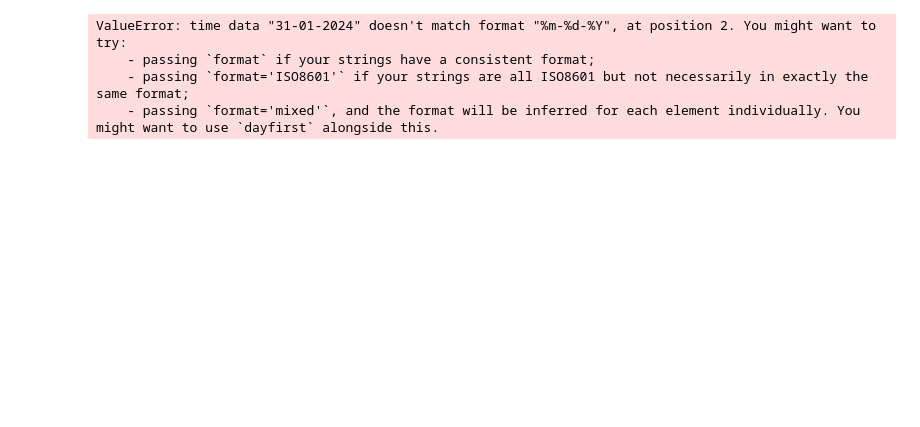
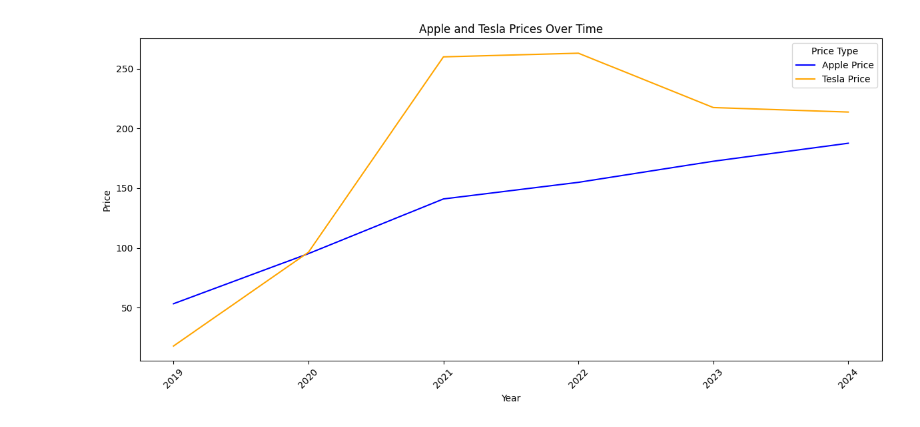
Before and after one commit to chonyeagoro/Machine_Learning_Project_4_Final, a Jupyter notebook: Apple_vs_Tesla_data_analysis.ipynb, the cells around one changed output. Saved outputs shown, nothing was run; the diff lists cells and outputs as text; code cells hidden in the pictures; blank space fills up the shorter version.

```diff
--- a/Apple_vs_Tesla_data_analysis.ipynb
+++ b/Apple_vs_Tesla_data_analysis.ipynb
@@ -170,0 +89,5 @@ dtype: int64
+# %%
+df['Date'] = pd.to_datetime(df['Date'])
+df['Year'] = df['Date'].dt.year
+df_grouped = df.groupby('Year').mean().reset_index()
+df_grouped
@@ -171,18 +102,14 @@ dtype: int64
 # %%
-df['Date'] = pd.to_datetime(df['Date'])
-df['Year'] = df['Date'].dt.year
+
 plt.figure(figsize=(12, 6))
-plt.plot(df['Year'], df['Apple_Price'], label='Apple Price', color='blue')
-plt.plot(df['Year'], df['Tesla_Price'], label='Tesla Price', color='orange')
+plt.plot(df_grouped['Year'], df_grouped['Apple_Price'], label='Apple Price', color='blue')
+plt.plot(df_grouped['Year'], df_grouped['Tesla_Price'], label='Tesla Price', color='orange')
 plt.title('Apple and Tesla Prices Over Time')
 plt.xlabel('Year')
 plt.ylabel('Price')
 plt.xticks(rotation=45)
 plt.legend(title='Price Type')
 plt.tight_layout()
 plt.show()
 # %% [output]
-ValueError: time data "31-01-2024" doesn't match format "%m-%d-%Y", at position 2. You might want to try:
-    - passing `format` if your strings have a consistent format;
-    - passing `format='ISO8601'` if your strings are all ISO8601 but not necessarily in exactly the same format;
-    - passing `format='mixed'`, and the format will be inferred for each element individually. You might want to use `dayfirst` alongside this.
+[figure, added]
```
Also changed, not shown: parts of 23 cells of this notebook.
